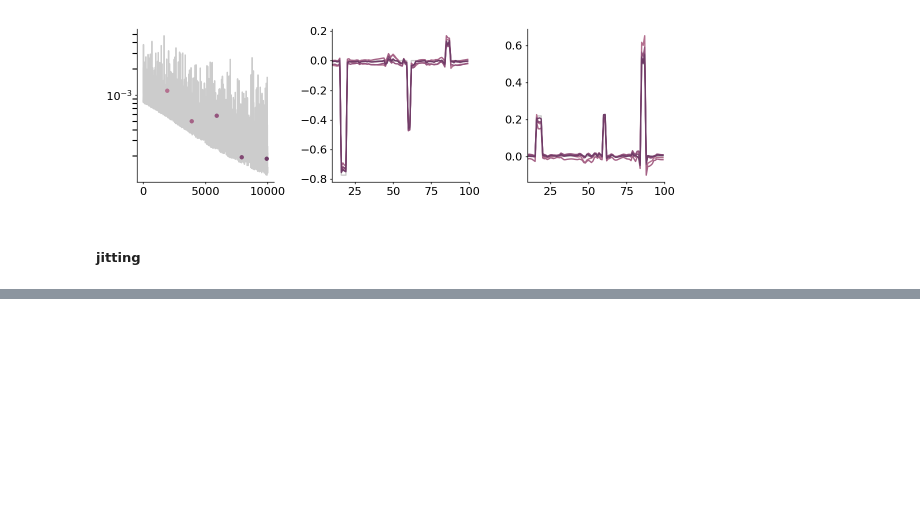
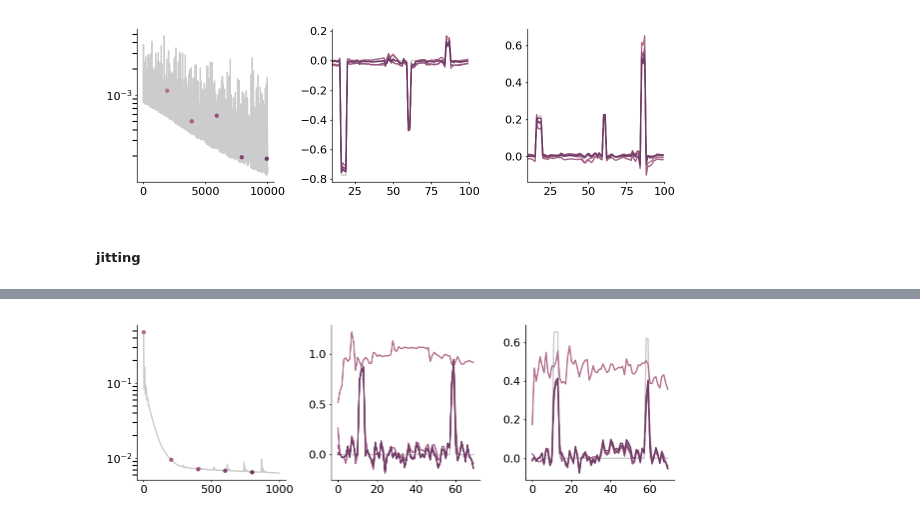
Before and after one commit to kaijfox/loop-dynamical-rnns, a Jupyter notebook: notebooks/24-07-17_driscoll-rnns.ipynb, the cells around one changed output, grey strips where cells are left out. Saved outputs shown, nothing was run; the diff lists cells and outputs as text; code cells hidden in the pictures; blank space fills up the shorter version.

```diff
--- a/notebooks/24-07-17_driscoll-rnns.ipynb
+++ b/notebooks/24-07-17_driscoll-rnns.ipynb
@@ -220,0 +276,16 @@ th.save(rnn.state_dict(), f'/n/holylabs/LABS/bsabatini_lab/Users/kfox/loop/dynrn
+# %%
+x_fast, y_fast, periods = DriscollTasks.memorypro(
+    iti=itiexp(2, 2),
+    context=itiexp(2, 2),
+    stim=itiexp(2, 2),
+    memory=itiexp(2, 2),
+    response=itiexp(2, 2),
+    magnitude=uniform(1, 1),
+    angle=uniform(0, 0.78),
+    angle_noise=norm(0, 0.),
+    flag_noise=norm(0, 0.1),
+    session_length=70,
+    n_sessions=50
+)
+x_fast = th.tensor(x_fast, dtype=th.float32)
+y_fast = th.tensor(y_fast, dtype=th.float32)
@@ -220,0 +307,8 @@ th.save(rnn.state_dict(), f'/n/holylabs/LABS/bsabatini_lab/Users/kfox/loop/dynrn
+# %%
+fig, ax = rnns.plot_rnn_training(losses_pre, yhats_pre, y_fast, start = 0)
+# for a in ax[1:]:
+    # a.set_xlim(10, 100)
+ax[0].set_yscale('log')
+plotter.finalize(fig, None)
+# %% [output]
+[figure, added]
```
Also changed, not shown: parts of 33 cells of this notebook, 3 other files.
